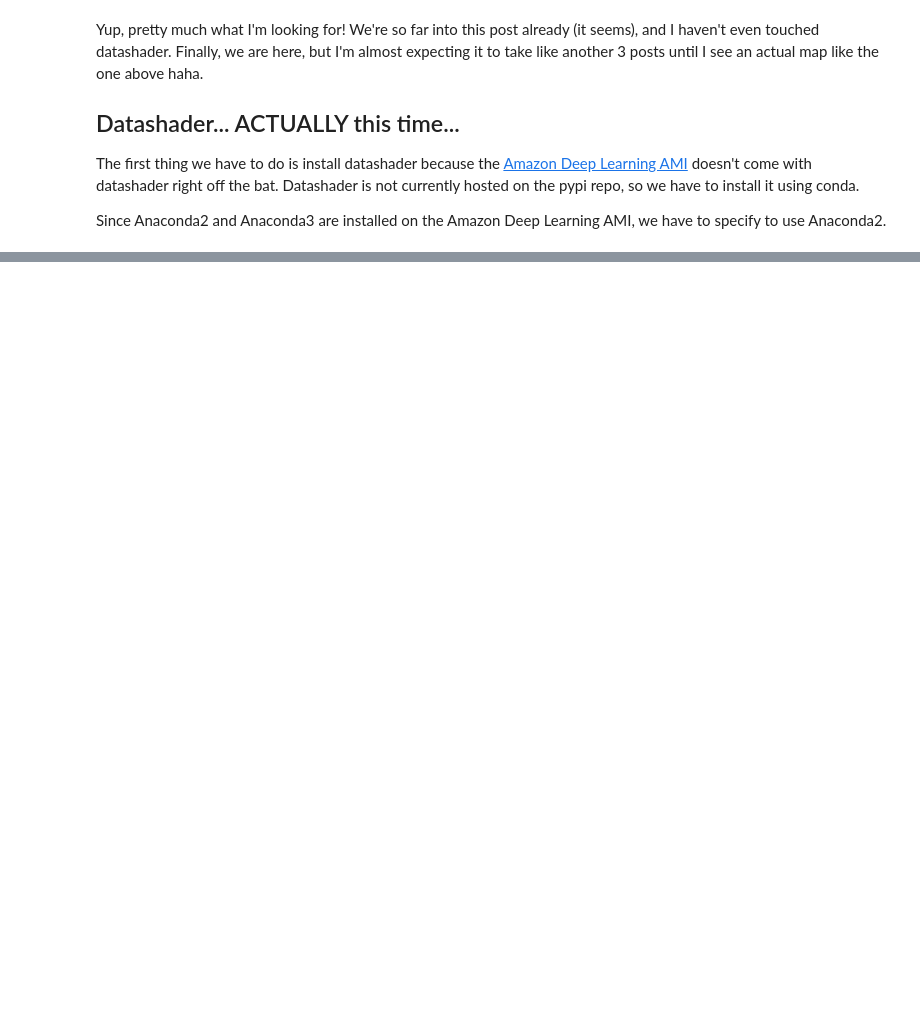
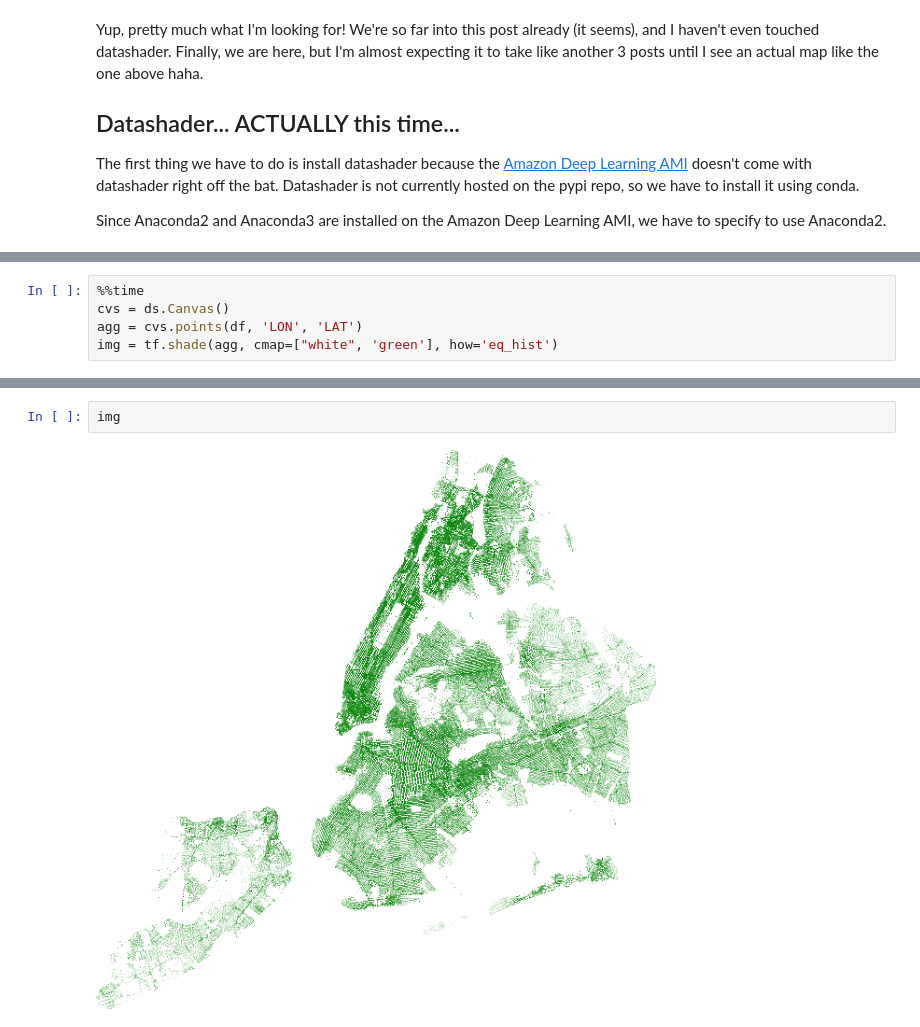
Before and after one commit to strikingmoose/nypd_complaints, a Jupyter notebook: notebook/12 - Data Exploration (Part VII - Lat Long Visualization).ipynb, the cells around one changed output, grey strips where cells are left out. Saved outputs shown, nothing was run; the diff lists cells and outputs as text; blank space fills up the shorter version.

```diff
--- a/notebook/12 - Data Exploration (Part VII - Lat Long Visualization).ipynb
+++ b/notebook/12 - Data Exploration (Part VII - Lat Long Visualization).ipynb
@@ -189,0 +197,5 @@ print(sys.executable)
+# %%
+%%time
+cvs = ds.Canvas()
+agg = cvs.points(df, 'LON', 'LAT')
+img = tf.shade(agg, cmap=["white", 'green'], how='eq_hist')
@@ -189,0 +205,4 @@ print(sys.executable)
+# %%
+img
+# %% [output]
+[figure, added]
```
Also changed, not shown: parts of 10 cells of this notebook.
